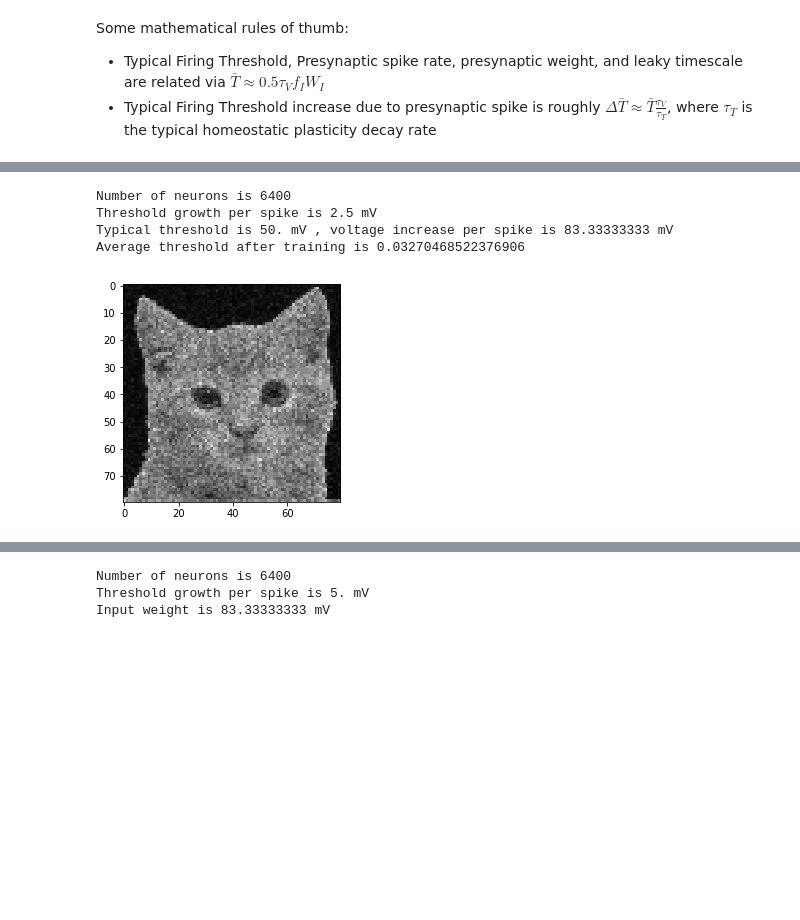
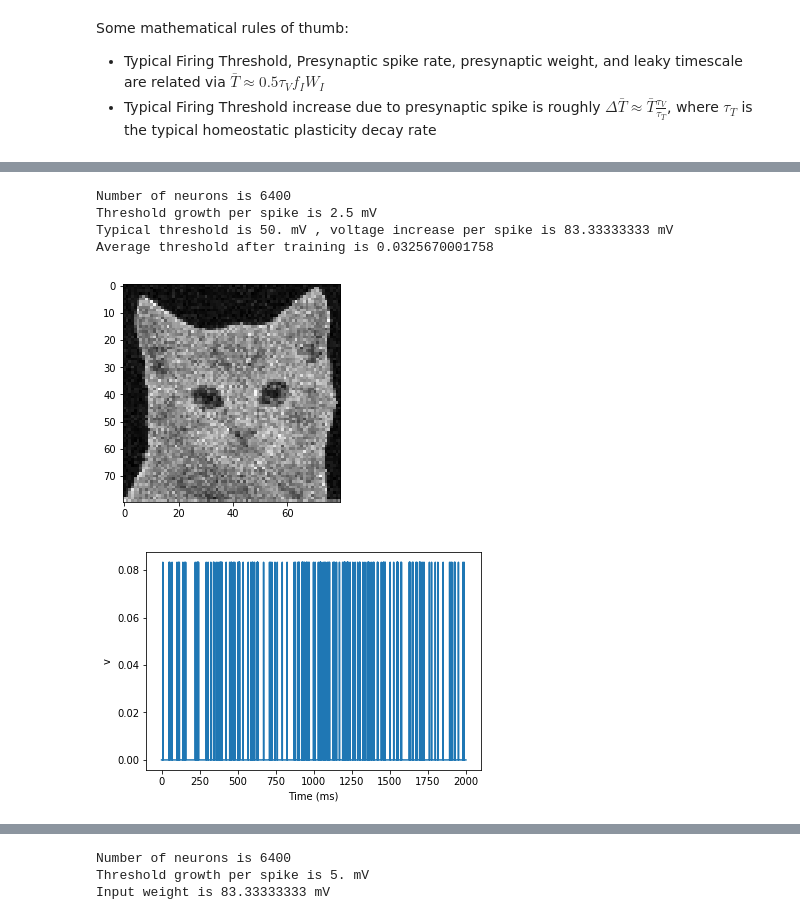
Before and after one commit to aleksejs-fomins/memory-hippo-ca3, a Jupyter notebook: self-contained/snn_ip_only.ipynb, the cells around one changed output, grey strips where cells are left out. Saved outputs shown, nothing was run; the diff lists cells and outputs as text; code cells hidden in the pictures; blank space fills up the shorter version.

```diff
--- a/self-contained/snn_ip_only.ipynb
+++ b/self-contained/snn_ip_only.ipynb
@@ -34,6 +34,7 @@ plt.show()
 # Example 1: Making Poisson neurons spike like a cat
 ################################################################
 start_scope()
+prefs.codegen.target = "numpy"
 
 N_NEURON = img1.shape[0] * img1.shape[1]
 print('Number of neurons is', N_NEURON)
@@ -70,6 +67,7 @@ Number of neurons is 6400
 # Example 2: Feeding Poisson input into LIF population
 ################################################################
 start_scope()
+prefs.codegen.target = "numpy"
 
 N_NEURON = img1.shape[0] * img1.shape[1]
 print('Number of neurons is', N_NEURON)
@@ -89,7 +87,7 @@ dv/dt = (1-v) / TAU_LEAK : 1
 
 # Connect input Poisson neurons to LIF neurons one-to-one
 P_img1 = PoissonGroup(N_NEURON, INPUT_BIAS + INPUT_SENSITIITY * np.ndarray.flatten(img1))
-G = NeuronGroup(N_NEURON, eqs, threshold='v > V_THR', reset='v = V0')
+G = NeuronGroup(N_NEURON, eqs, threshold='v > V_THR', reset='v = V0', method='exact')
 S = Synapses(P_img1, G, on_pre='v_post += W0_INPUT')
 S.connect(j='i')
 
@@ -123,6 +118,7 @@ Some mathematical rules of thumb:
 # Example 3: Adapting LIF threshold based on its spike rate
 ################################################################
 start_scope()
+prefs.codegen.target = "numpy"
 
 N_NEURON = img1.shape[0] * img1.shape[1]
 print('Number of neurons is', N_NEURON)
@@ -163,6 +159,9 @@ G = NeuronGroup(N_NEURON, eqs_neu, threshold='v > T', reset=reset, method='exact
 S = Synapses(P_img1, G, on_pre='v_post += INPUT_DV_PER_SPIKE')
 S.connect(j='i')
 
+# Monitor the value of one neuron somewhere in the middle of the image
+M = StateMonitor(G, 'v', record=3000)
+
 run(RUN_TIME)
 
 # Plot resulting threshold values
@@ -170,4 +169,9 @@ print("Average threshold after training is", np.average(np.array(G.T)))
 plt.figure()
 plt.imshow(np.array(G.T).reshape(img1.shape), cmap='gray')
 plt.show()
+
+plt.figure()
+plt.plot(M.t/ms, M.v[0])
+plt.xlabel('Time (ms)')
+plt.ylabel('v');
 # %% [output]
@@ -175,8 +179,9 @@ plt.show()
 Number of neurons is 6400
 Threshold growth per spike is 2.5 mV
 Typical threshold is 50. mV , voltage increase per spike is 83.33333333 mV
-Average threshold after training is 0.03270468522376906
+Average threshold after training is 0.0325670001758
-[figure, old version]
+[figure, new version]
+[figure, added]
 # %%
 ################################################################
 # Example 4: fixed threshold, sparse lateral connectivity, Symmetric-STDP
```
Also changed, not shown: parts of 5 cells of this notebook, 3 other files.
